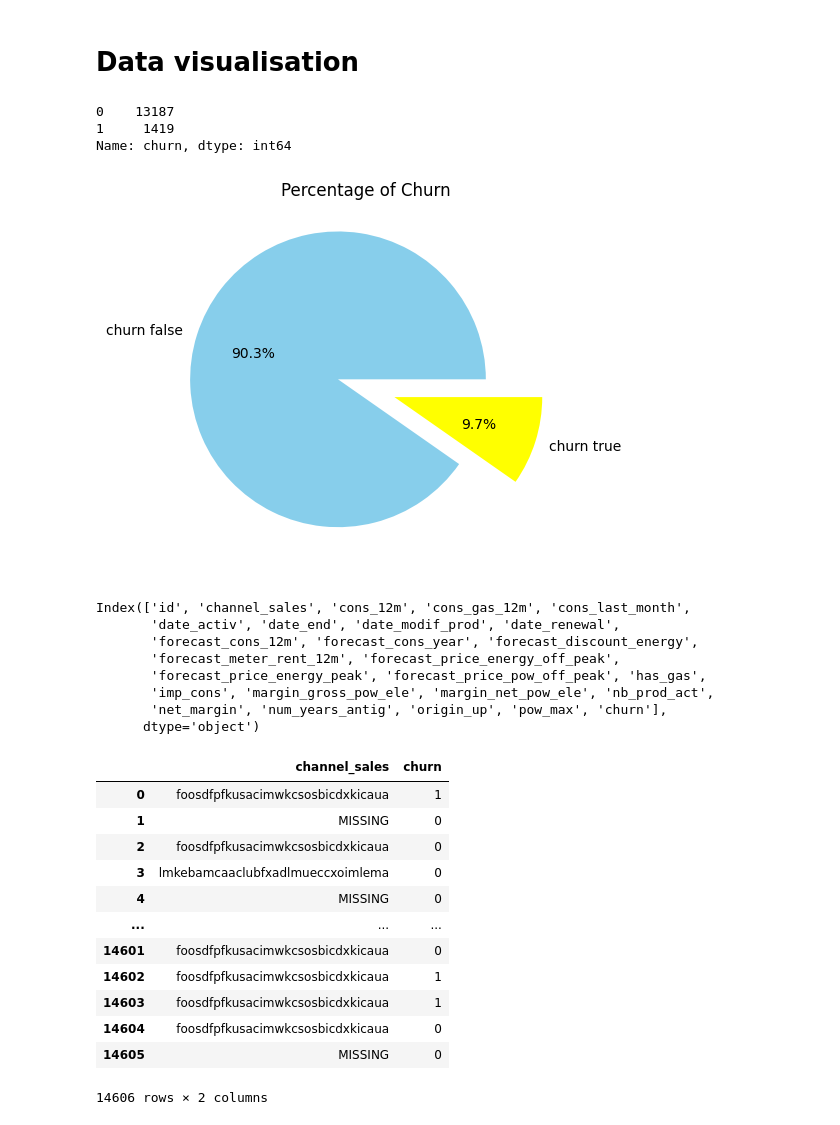
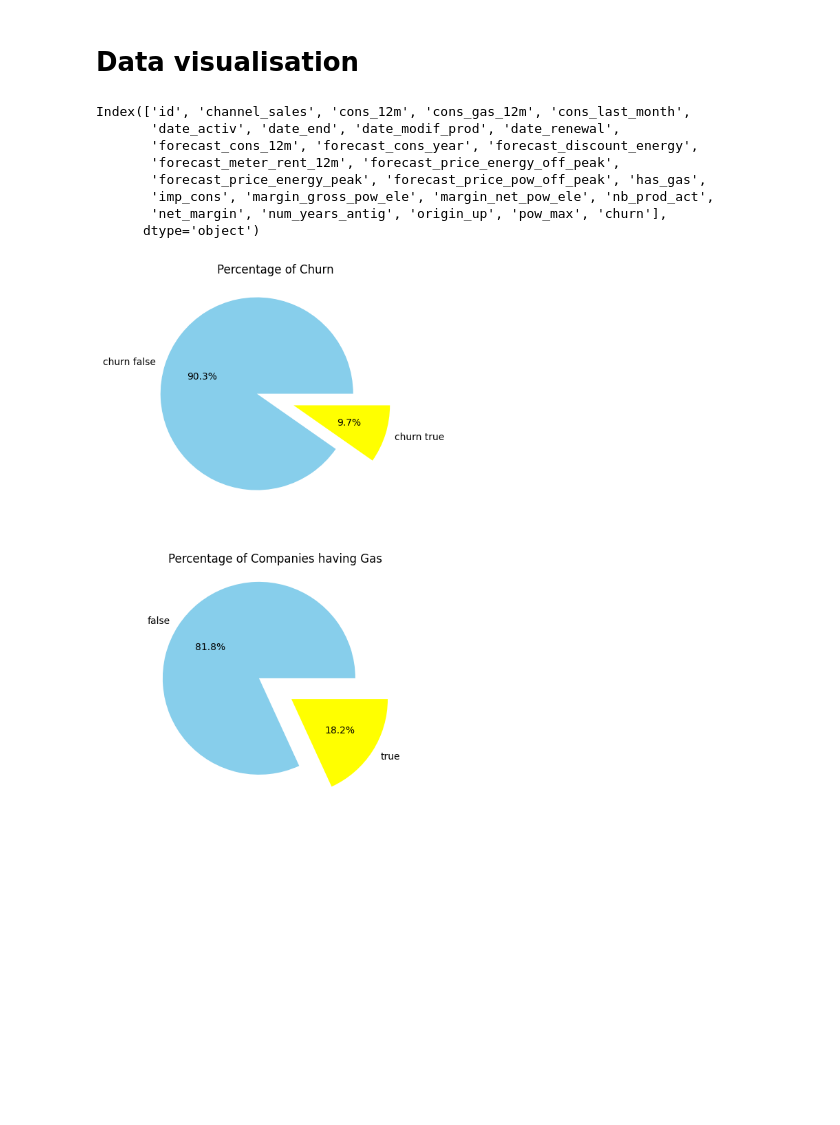
Before and after one commit to pi-mishra/BCG-Data-science-and-analytics-internship, a Jupyter notebook: BCG.ipynb, the cells around one changed output. Drawn from its saved outputs; the diff is of its cells as text; code cells hidden in the pictures; blank space fills up the shorter version.

```diff
--- a/BCG.ipynb
+++ b/BCG.ipynb
@@ -326,29 +326,6 @@ price_d['price_date']
 Name: price_date, Length: 193002, dtype: datetime64[ns]
 # %% [markdown]
 # Data visualisation
-# %%
-client_d["churn"].value_counts()
-# %% [output]
-0    13187
-1     1419
-Name: churn, dtype: int64
-# %%
-# Calculate the percentage of churn
-churn_percentage = client_d["churn"].value_counts() / len(client_d)
-
-# Create the labels
-labels = ["churn false", "churn true"]
-
-# Create the pie chart
-plt.pie(churn_percentage, labels=labels, colors=['skyblue', 'yellow'],autopct='%1.1f%%',explode=[0.2, 0.2])
-
-# Add a title
-plt.title("Percentage of Churn")
-
-# Show the plot
-plt.show()
-# %% [output]
-[figure, removed]
 # %%
 client_d.columns
 # %% [output]
@@ -360,20 +337,24 @@ Index(['id', 'channel_sales', 'cons_12m', 'cons_gas_12m', 'cons_last_month',
        'imp_cons', 'margin_gross_pow_ele', 'margin_net_pow_ele', 'nb_prod_act',
        'net_margin', 'num_years_antig', 'origin_up', 'pow_max', 'churn'],
       dtype='object')
-# %%
-client_d[['channel_sales', 'churn']]
-# %% [output]
-|  | channel_sales | churn |
-| 0 | foosdfpfkusacimwkcsosbicdxkicaua | 1 |
-| 1 | MISSING | 0 |
-| 2 | foosdfpfkusacimwkcsosbicdxkicaua | 0 |
-| 3 | lmkebamcaaclubfxadlmueccxoimlema | 0 |
-| 4 | MISSING | 0 |
-| ... | ... | ... |
-| 14601 | foosdfpfkusacimwkcsosbicdxkicaua | 0 |
-| 14602 | foosdfpfkusacimwkcsosbicdxkicaua | 1 |
-| 14603 | foosdfpfkusacimwkcsosbicdxkicaua | 1 |
-| 14604 | foosdfpfkusacimwkcsosbicdxkicaua | 0 |
-| 14605 | MISSING | 0 |
-14606 rows × 2 columns
+# %%
+plt.figure(figsize=(10,10))
+
+#plotting the 1st graph
+plt.subplot(2,1,1)
+churn_percentage = client_d["churn"].value_counts() / len(client_d) # Calculate the percentage of churn
+labels = ["churn false", "churn true"] # Create the labels
+plt.pie(churn_percentage, labels=labels, colors=['skyblue', 'yellow'],autopct='%1.1f%%',explode=[0.2, 0.2])# Create the pie chart
+plt.title("Percentage of Churn") # Add a title
+
+#plotting the 2nd graph
+plt.subplot(2,1,2)
+churn_percentage = client_d["has_gas"].value_counts() / len(client_d)
+labels = ["false", "true"]
+plt.pie(churn_percentage, labels=labels, colors=['skyblue', 'yellow'],autopct='%1.1f%%',explode=[0.2, 0.2])
+plt.title("Percentage of Companies having Gas")
+
+plt.show()
+# %% [output]
+[figure, added]
 # %%
```
Also changed, not shown: parts of 5 cells of this notebook.
